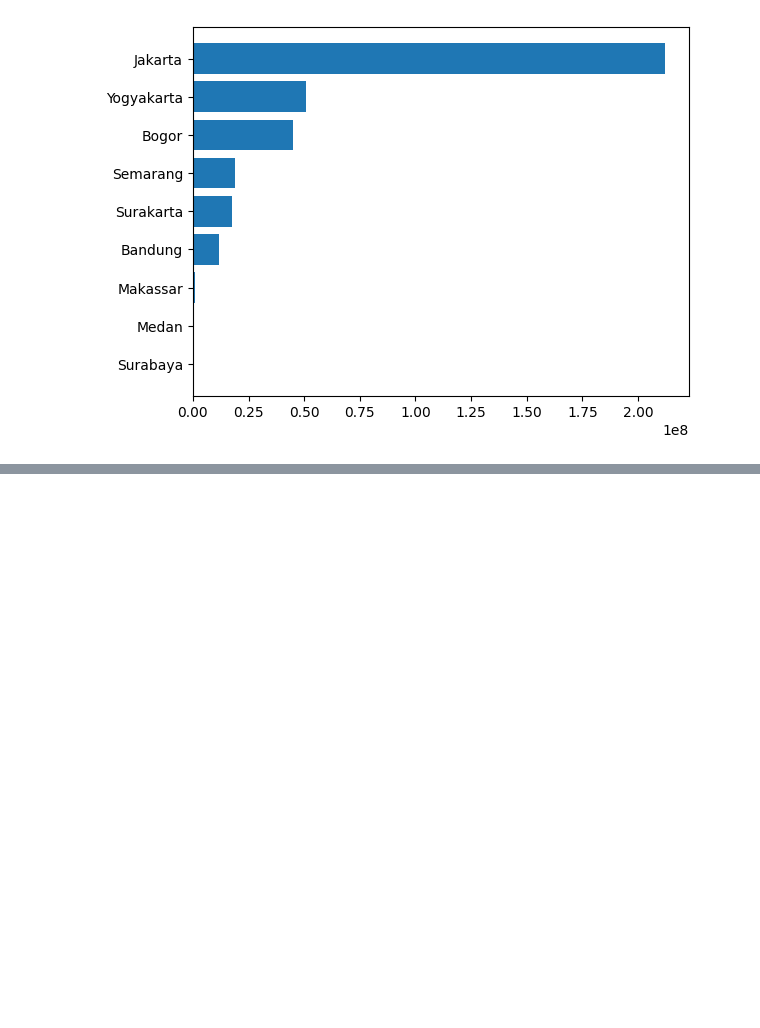
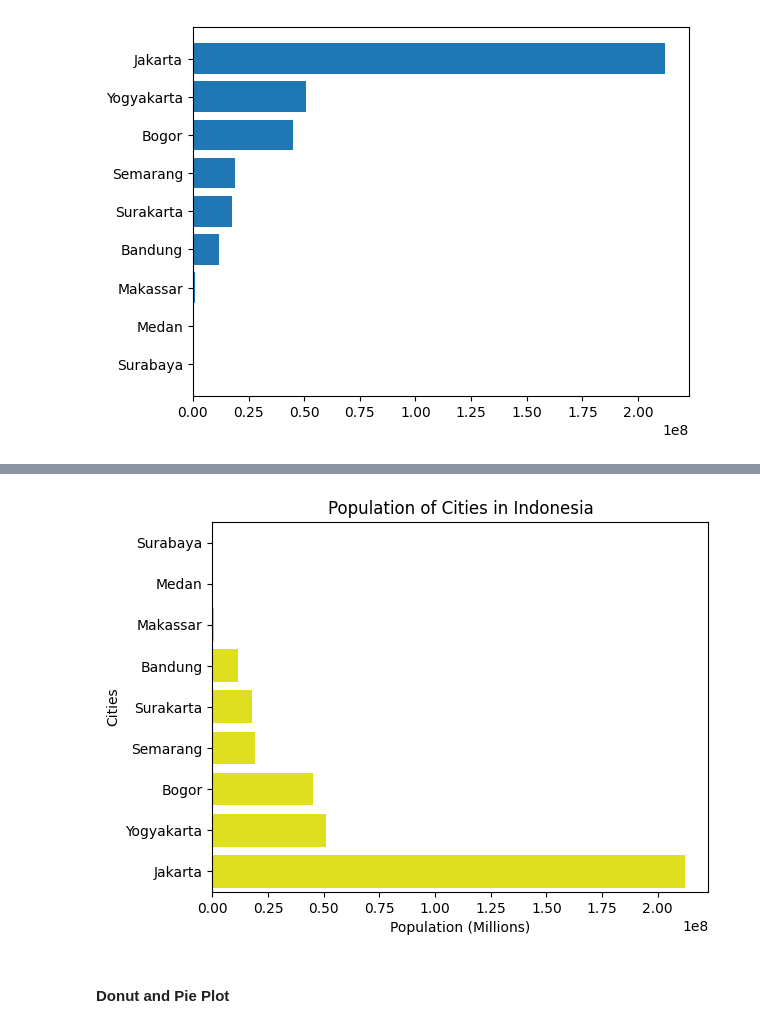
Before and after one commit to Bayhaqieee/AI, a Jupyter notebook: Bangkit/Data Analysis/data_visualization.ipynb, the cells around one changed output, grey strips where cells are left out. Drawn from its saved outputs; the diff is of its cells as text; code cells hidden in the pictures; blank space fills up the shorter version.

Commit message:
Bangkit - Data Visualization

```diff
--- a/Bangkit/Data Analysis/data_visualization.ipynb
+++ b/Bangkit/Data Analysis/data_visualization.ipynb
@@ -42,0 +47,9 @@ plt.show()
+# %%
+sns.barplot(y=df["Cities"], x=df["Population"], orient="h",color="yellow")
+plt.xlabel("Population (Millions)")
+plt.title("Population of Cities in Indonesia")
+plt.show()
+# %% [output]
+[figure, added]
+# %% [markdown]
+#### Donut and Pie Plot
```
Also changed, not shown: parts of 6 cells of this notebook.
